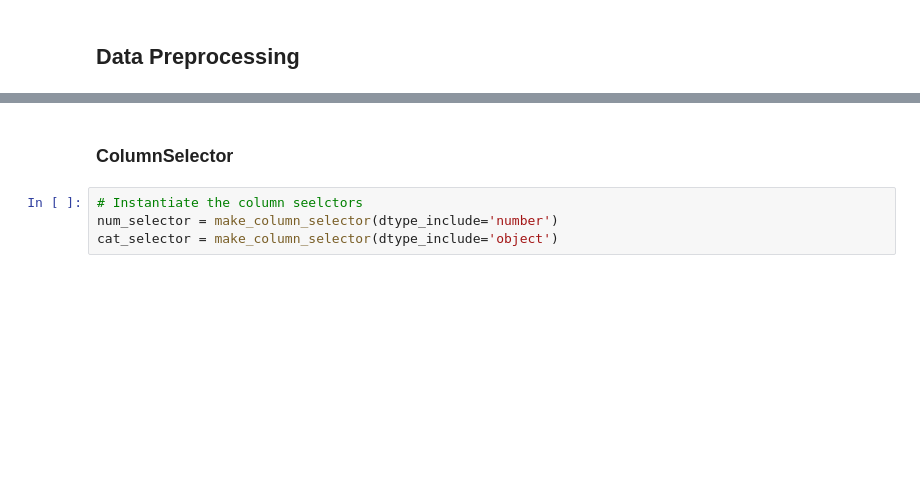
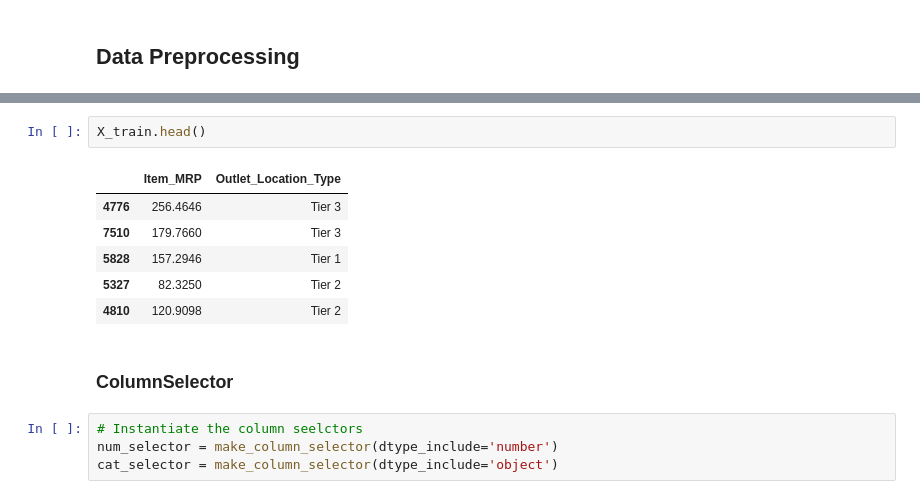
Before and after one commit to rimchristian/sales-prediction, a Jupyter notebook: salesprediction_prediction.ipynb, the cells around one changed output, grey strips where cells are left out. Cells and saved outputs as stored; diff of their text form; blank space fills up the shorter version.

```diff
--- a/salesprediction_prediction.ipynb
+++ b/salesprediction_prediction.ipynb
@@ -262,3 +311,12 @@ memory usage: 99.9 KB
+# %%
+X_train.head()
+# %% [output]
+|  | Item_MRP | Outlet_Location_Type |
+| 4776 | 256.4646 | Tier 3 |
+| 7510 | 179.7660 | Tier 3 |
+| 5828 | 157.2946 | Tier 1 |
+| 5327 | 82.3250 | Tier 2 |
+| 4810 | 120.9098 | Tier 2 |
 # %% [markdown]
 ### **ColumnSelector**
 # %%
```
Also changed, not shown: parts of 14 cells of this notebook.
